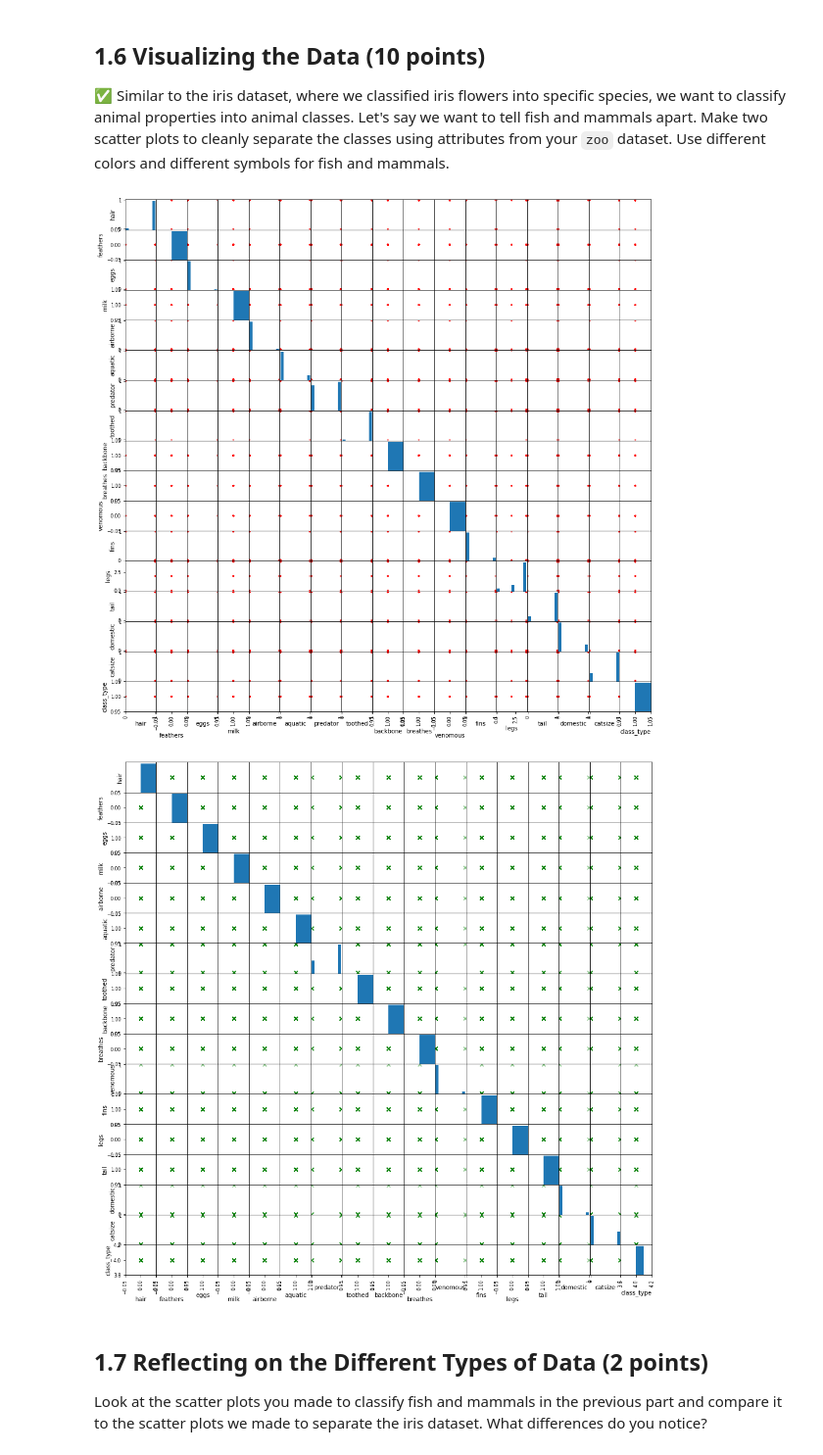
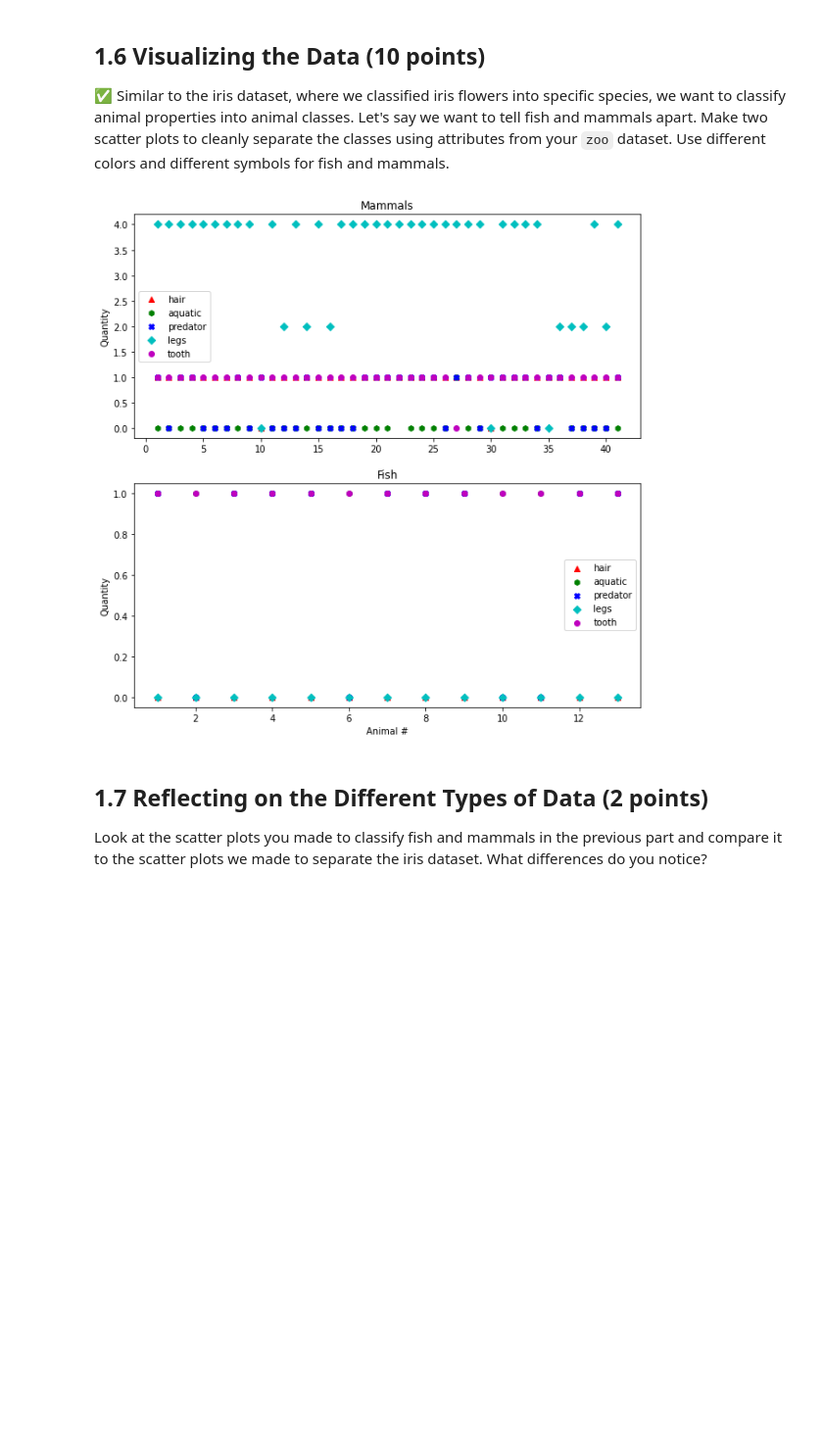
Before and after one commit to ABorbe/CMSE202-s23-turnin, a Jupyter notebook: hw-02/HW-02_PandasAndObjects-STUDENT.ipynb, the cells around one changed output. Shown at 98% size. Drawn from its saved outputs; the diff is of its cells as text; code cells hidden in the pictures; blank space fills up the shorter version.

```diff
--- a/hw-02/HW-02_PandasAndObjects-STUDENT.ipynb
+++ b/hw-02/HW-02_PandasAndObjects-STUDENT.ipynb
@@ -149,19 +136,67 @@ in class_type order
 &#9989; Similar to the iris dataset, where we classified iris flowers into specific species, we want to classify animal properties into animal classes. Let's say we want to tell fish and mammals apart. Make two scatter plots to cleanly separate the classes using attributes from your `zoo` dataset. Use different colors and different symbols for fish and mammals.
 # %%
 #Write your code here
+
+import numpy as np
+import matplotlib.pyplot as plt
+%matplotlib inline
 
 maskMam = (zooDf['class_type'] == 1)
 maskFish = (zooDf['class_type'] == 4)
 mammals = zooDf[maskMam]
 fish = zooDf[maskFish]
 
 
-pd.plotting.scatter_matrix(mammals, figsize = (16,16), c = 'r');
+xMam = np.arange(1, len(mammals['animal_name'])+1, 1)
+xFish = np.arange(1, len(fish['animal_name'])+1, 1)
 
-pd.plotting.scatter_matrix(fish, figsize = (16,16), marker = 'x', c = 'g');
+mamHair = mammals['hair']
+fishHair = fish['hair']
+
+mamAq = mammals['aquatic']
+fishAq = fish['aquatic']
+
+mamPred = mammals['predator']
+fishPred = fish['predator']
+
+mamLegs = mammals['legs']
+fishLegs = fish['legs']
+
+mamTooth = mammals['toothed']
+fishTooth = fish['toothed']
+
+
+plt.figure(1, figsize = (10,10))
+
+plt.subplot(2,1,1)
+plt.title('Mammals')
+plt.ylabel('Quantity')
+
+plt.scatter(xMam, mamHair, c='r', marker='^', label='hair')
+plt.scatter(xMam, mamAq, c='g', marker='h', label='aquatic')
+plt.scatter(xMam, mamPred, c='b', marker='X', label='predator')
+plt.scatter(xMam, mamLegs, c='c', marker='D', label='legs')
+plt.scatter(xMam, mamTooth, c='m', label='tooth')
+
+plt.legend()
+
+plt.subplot(2,1,2)
+plt.title('Fish')
+plt.ylabel('Quantity')
+
+plt.scatter(xFish, fishHair, c='r', marker='^', label='hair')
+plt.scatter(xFish, fishAq, c ='g', marker='h', label='aquatic')
+plt.scatter(xFish, fishPred, c='b', marker='X', label='predator')
+plt.scatter(xFish, fishLegs, c='c', marker='D', label='legs')
+plt.scatter(xFish, fishTooth, c='m', label='tooth')
+
+plt.xlabel('Animal #')
+
+
+plt.legend()
+plt.show()
 # %% [output]
-[figure, old version]
+[figure, new version]
-[figure, removed]
 # %% [markdown]
 ## 1.7 Reflecting on the Different Types of Data (2 points)
 
```
Also changed, not shown: parts of 7 cells of this notebook.
